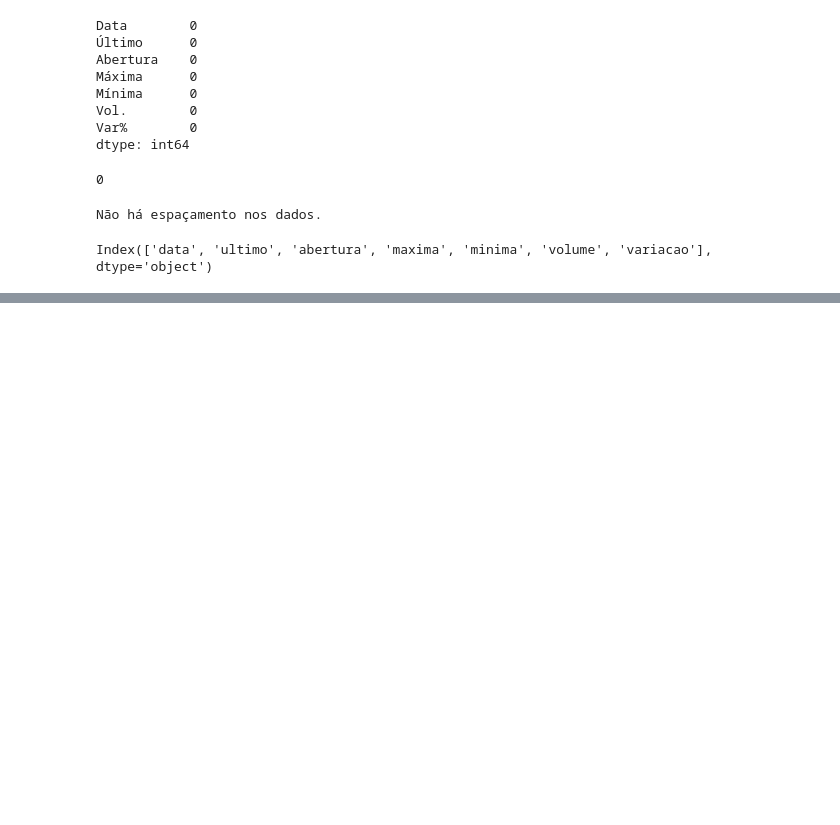
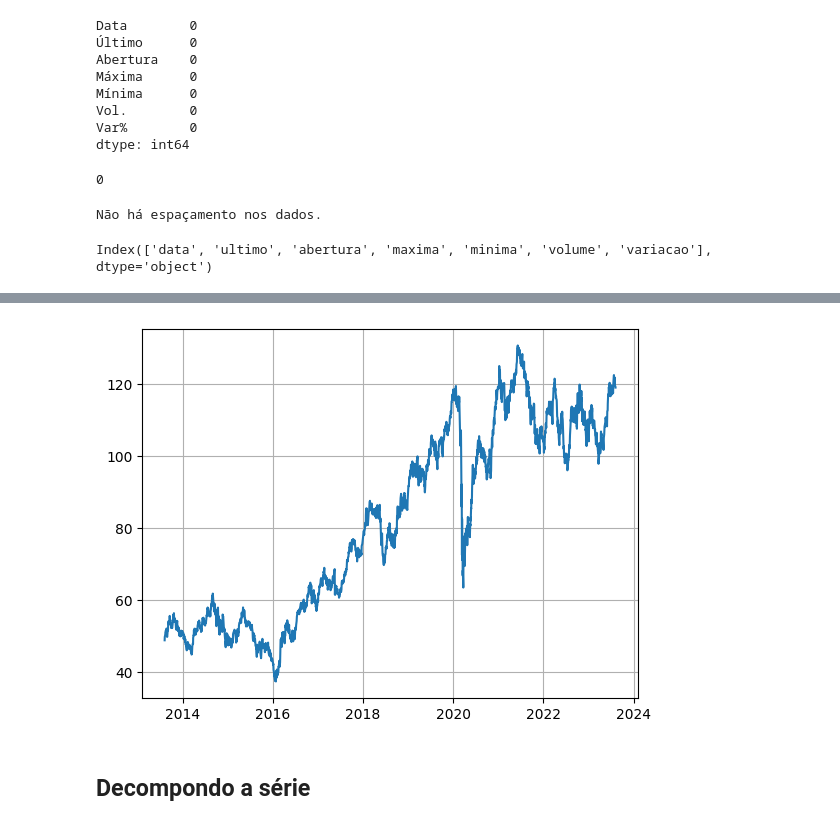
Before and after one commit to jorgeplatero/postech_techchallenge_fase_2, a Jupyter notebook: notebook.ipynb, the cells around one changed output, grey strips where cells are left out. Drawn from its saved outputs; the diff is of its cells as text; code cells hidden in the pictures; blank space fills up the shorter version.

```diff
--- a/notebook.ipynb
+++ b/notebook.ipynb
@@ -158,0 +164,3 @@ df.head()
+# %%
+df_fechamento_pontos = df['ultimo'].to_frame(name = 'ultimo')
+df_fechamento_pontos
@@ -158,0 +182,7 @@ df.head()
+# %%
+plt.plot(df_fechamento_pontos.index, df_fechamento_pontos.ultimo)
+plt.grid(True)
+# %% [output]
+[figure, added]
+# %% [markdown]
+## Decompondo a série
```
Also changed, not shown: parts of 33 cells of this notebook.
